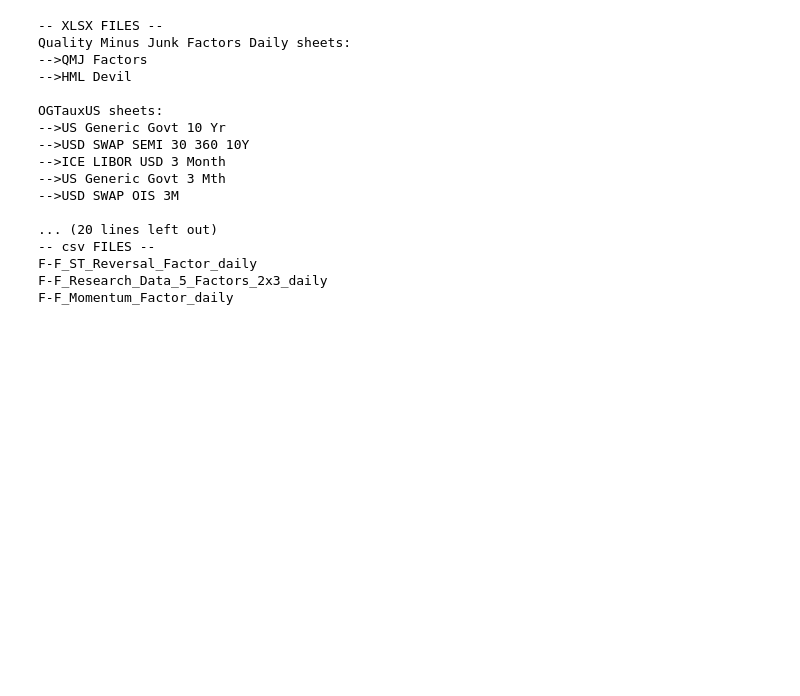
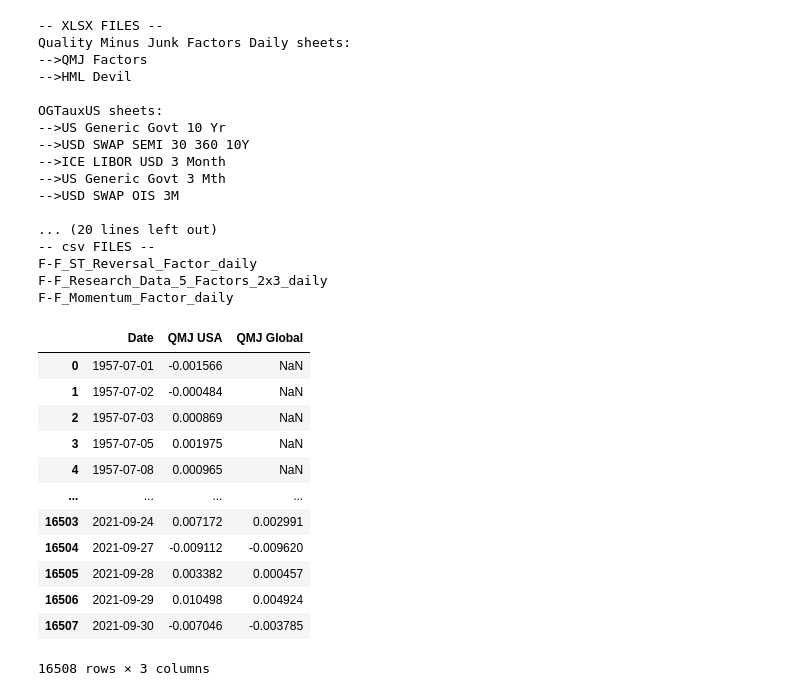
Before and after one commit to g0bel1n/VIX_predictions, a Jupyter notebook: data_treatment/data_merging.ipynb, the cells around one changed output. Saved outputs shown, nothing was run; the diff lists cells and outputs as text; code cells hidden in the pictures; blank space fills up the shorter version.

```diff
--- a/data_treatment/data_merging.ipynb
+++ b/data_treatment/data_merging.ipynb
@@ -73,6 +73,22 @@ OGTauxUS sheets:
 F-F_ST_Reversal_Factor_daily
 F-F_Research_Data_5_Factors_2x3_daily
 F-F_Momentum_Factor_daily
+# %%
+sheets_dict[list(sheets_dict.keys())[0]]
+# %% [output]
+|  | Date | QMJ USA | QMJ Global |
+| 0 | 1957-07-01 | -0.001566 | NaN |
+| 1 | 1957-07-02 | -0.000484 | NaN |
+| 2 | 1957-07-03 | 0.000869 | NaN |
+| 3 | 1957-07-05 | 0.001975 | NaN |
+| 4 | 1957-07-08 | 0.000965 | NaN |
+| ... | ... | ... | ... |
+| 16503 | 2021-09-24 | 0.007172 | 0.002991 |
+| 16504 | 2021-09-27 | -0.009112 | -0.009620 |
+| 16505 | 2021-09-28 | 0.003382 | 0.000457 |
+| 16506 | 2021-09-29 | 0.010498 | 0.004924 |
+| 16507 | 2021-09-30 | -0.007046 | -0.003785 |
+16508 rows × 3 columns
 # %%
 keys = list(sheets_dict.keys())
 for key in keys:
```
Also changed, not shown: parts of 1 cell of this notebook, 10 other files.
